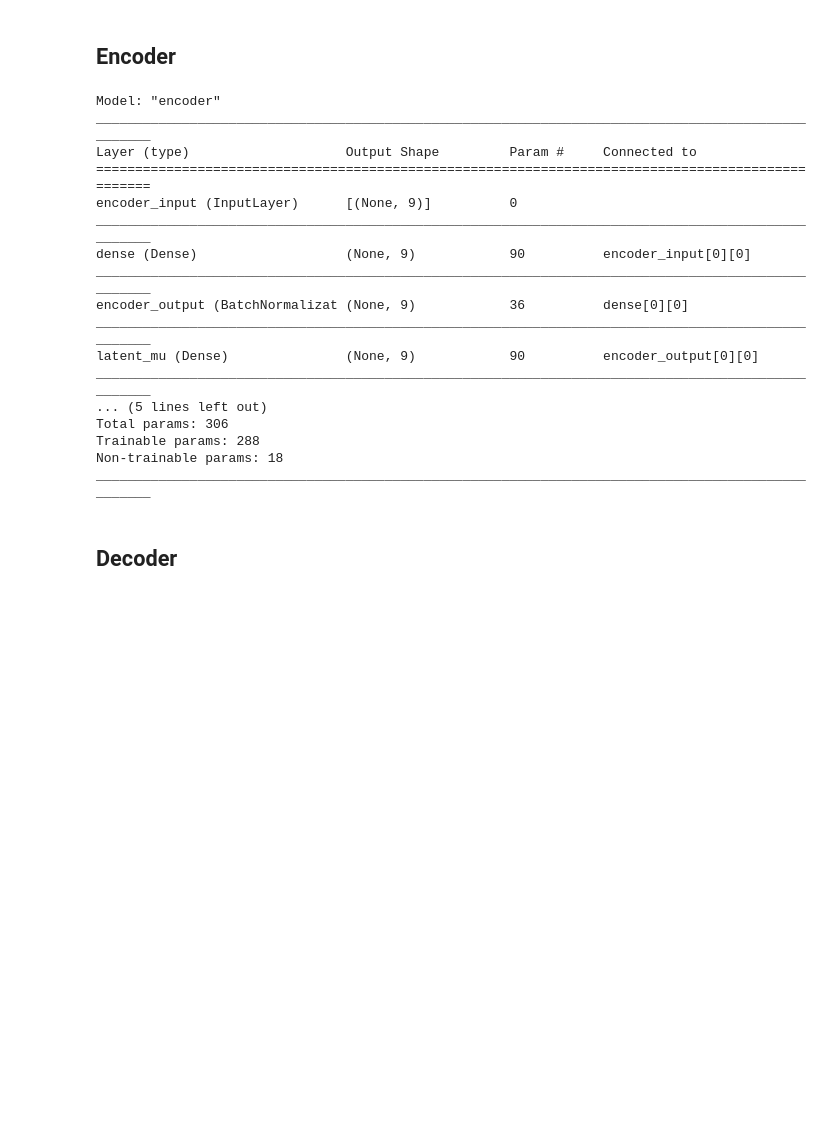
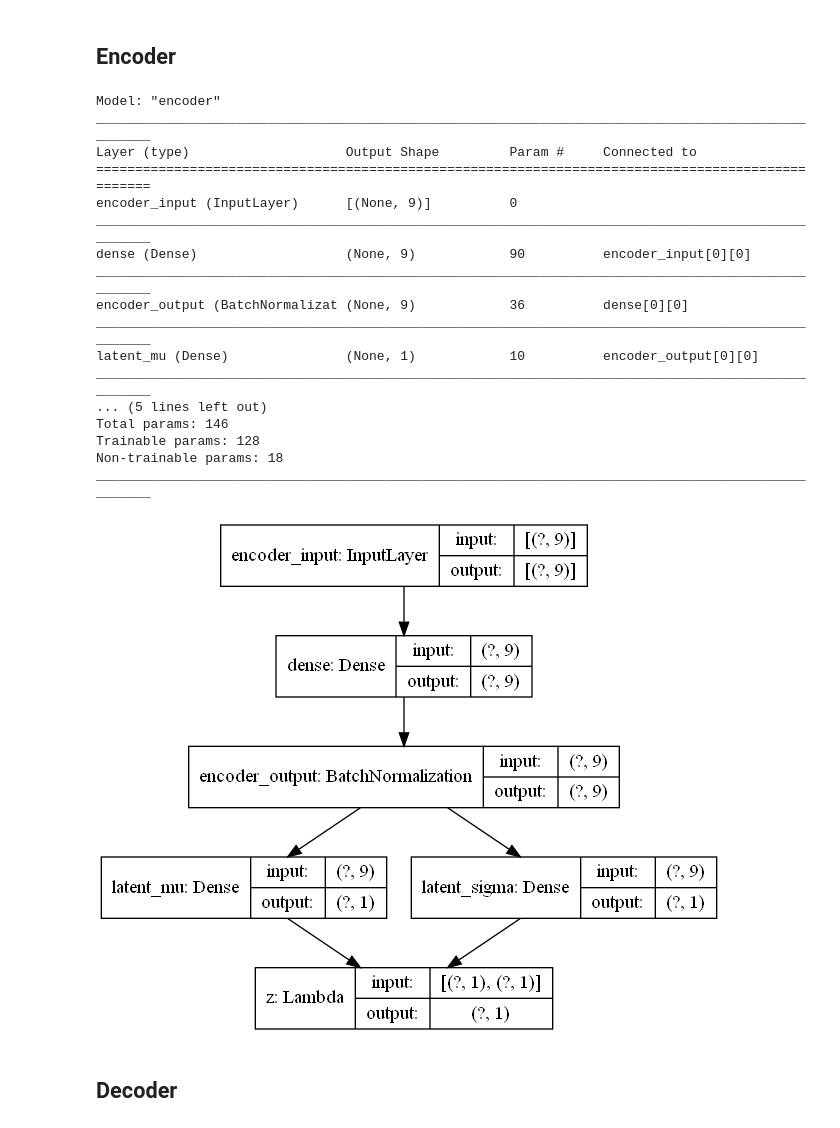
Before and after one commit to UsamaMalick/Spotting-Fake-users-on-Twitter, a Jupyter notebook: notebooks/sfuot.ipynb, the cells around one changed output. Cells and saved outputs as stored; diff of their text form; code cells hidden in the pictures; blank space fills up the shorter version.

```diff
--- a/notebooks/sfuot.ipynb
+++ b/notebooks/sfuot.ipynb
@@ -196,8 +196,8 @@ def sample_z(args):
 z = tf.keras.layers.Lambda(sample_z, output_shape=(latent_dim, ), name='z')([mu, sigma])
 # %%
 # Instantiate encoder
-encoder = tf.keras.Model(i, [mu, sigma, z], name='encoder')
-encoder.summary()
+user_data = encoder = tf.keras.Model(i, [mu, sigma, z], name='encoder')
+user_data.summary()
 # %% [output]
 Model: "encoder"
 __________________________________________________________________________________________________
@@ -209,13 +209,17 @@ dense (Dense)                   (None, 9)            90          encoder_input[0
 __________________________________________________________________________________________________
 encoder_output (BatchNormalizat (None, 9)            36          dense[0][0]
 __________________________________________________________________________________________________
-latent_mu (Dense)               (None, 9)            90          encoder_output[0][0]
+latent_mu (Dense)               (None, 1)            10          encoder_output[0][0]
 __________________________________________________________________________________________________
 ... (5 lines left out)
-Total params: 306
-Trainable params: 288
+Total params: 146
+Trainable params: 128
 Non-trainable params: 18
 __________________________________________________________________________________________________
+# %%
+tf.keras.utils.plot_model(user_data, show_shapes=True)
+# %% [output]
+[figure, added]
 # %% [markdown]
 ## Decoder
 # %%
```
Also changed, not shown: parts of 9 cells of this notebook.
